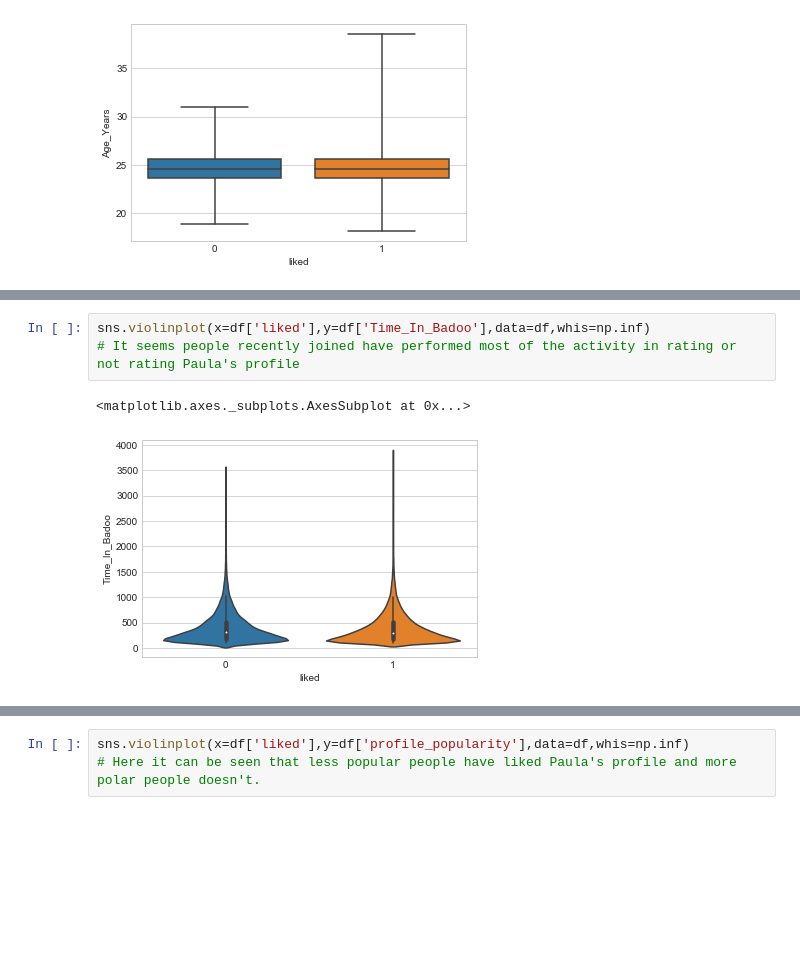
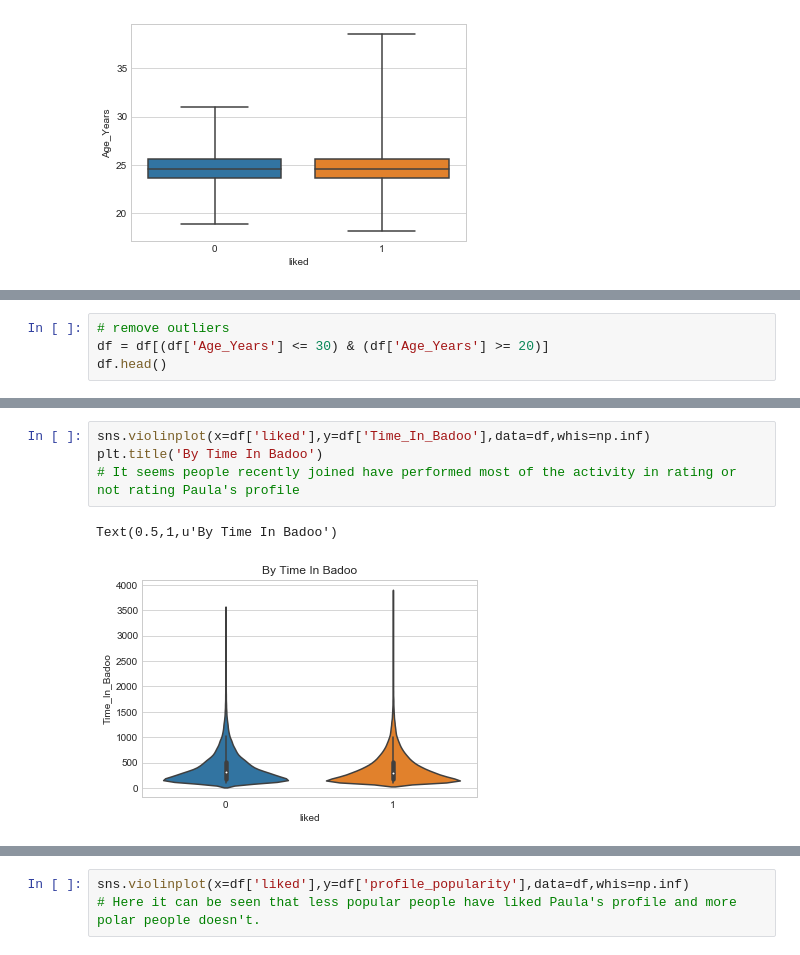
Before and after one commit to mithlesh-patel/Miscellaneous, a Jupyter notebook: Senior DS.ipynb, the cells around one changed output, grey strips where cells are left out. Cells and saved outputs as stored; diff of their text form; blank space fills up the shorter version.

```diff
--- a/Senior DS.ipynb
+++ b/Senior DS.ipynb
@@ -74,0 +81,4 @@ sns.boxplot(x=df['liked'],y=df['Age_Years'],data=df,whis=np.inf)
+# %%
+# remove outliers
+df = df[(df['Age_Years'] <= 30) & (df['Age_Years'] >= 20)]
+df.head()
@@ -75,6 +92,7 @@ sns.boxplot(x=df['liked'],y=df['Age_Years'],data=df,whis=np.inf)
 # %%
 sns.violinplot(x=df['liked'],y=df['Time_In_Badoo'],data=df,whis=np.inf)
+plt.title('By Time In Badoo')
 # It seems people recently joined have performed most of the activity in rating or not rating Paula's profile
 # %% [output]
-<matplotlib.axes._subplots.AxesSubplot at 0x...>
+Text(0.5,1,u'By Time In Badoo')
-[figure, old version]
+[figure, new version]
```
Also changed, not shown: parts of 7 cells of this notebook, 1 other file.
